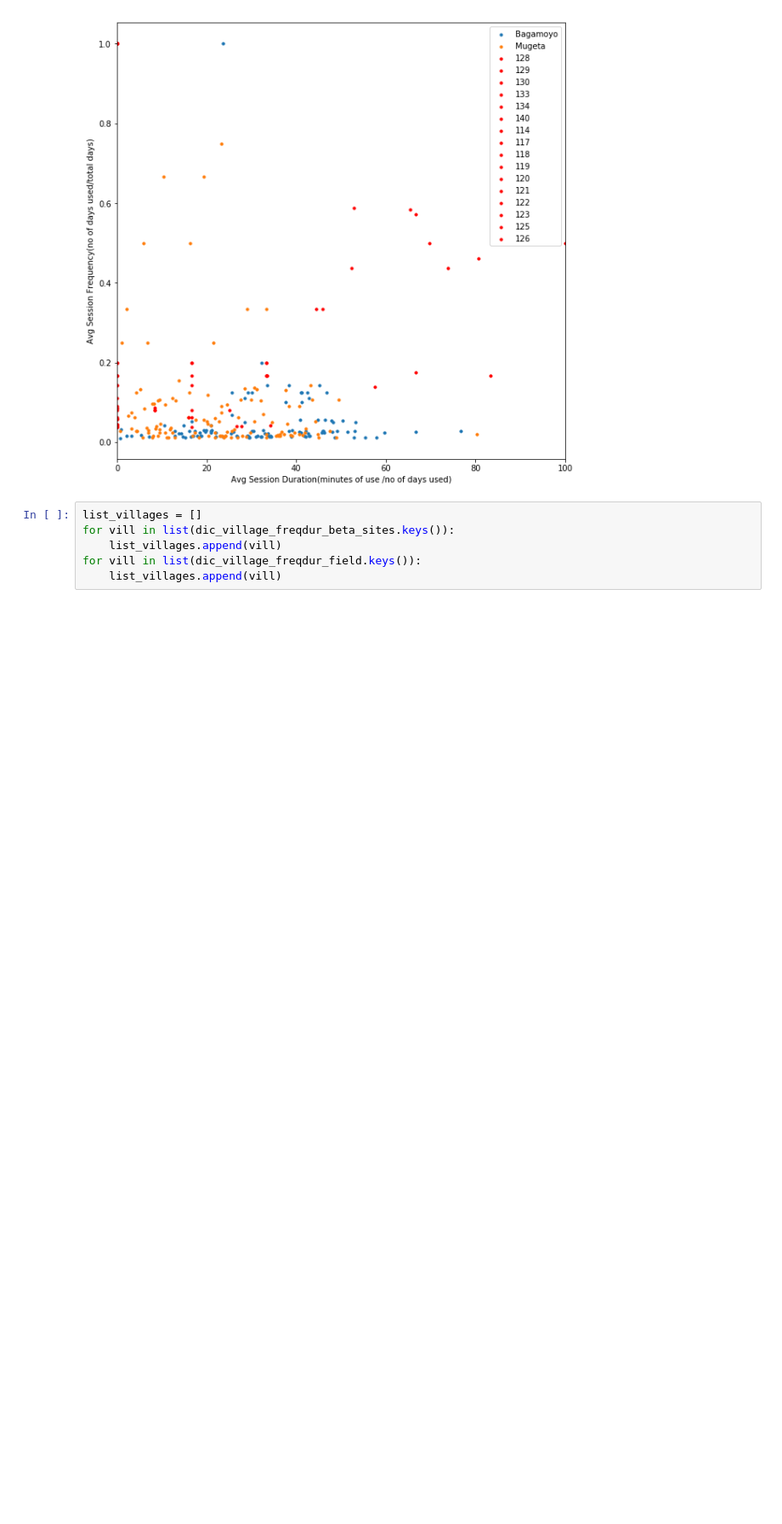
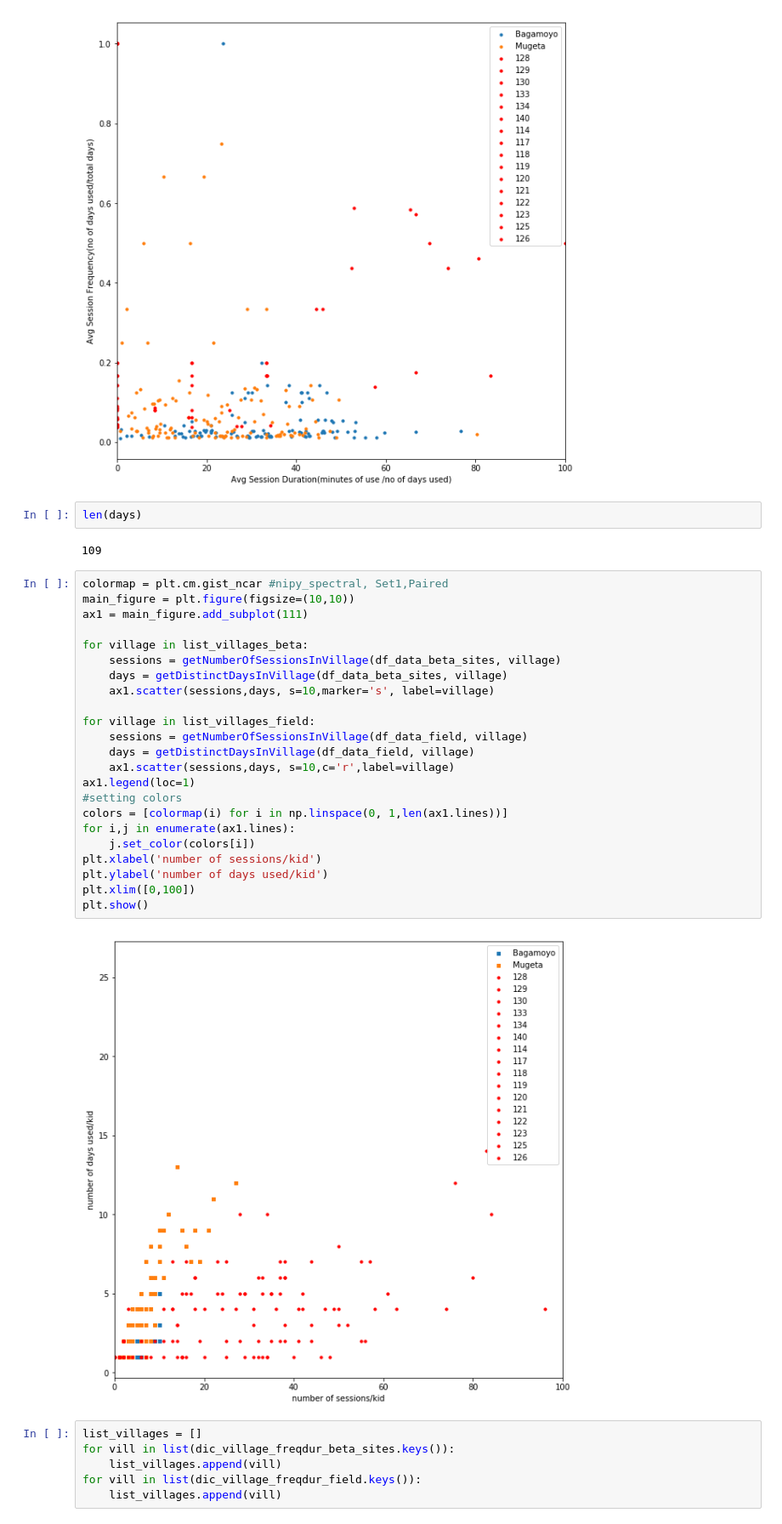
Before and after one commit to amogh112/robotutor_data_analysis, a Jupyter notebook: robotutor_data_analysis.ipynb, the cells around one changed output. Shown: that part at 85% size. Cells and saved outputs as stored; diff of their text form; blank space fills up the shorter version.

Commit message:
added additional village level analysis

```diff
--- a/robotutor_data_analysis.ipynb
+++ b/robotutor_data_analysis.ipynb
@@ -436,6 +436,35 @@ plt.xlim([0,100])
 plt.show()
 # %% [output]
 [figure]
+# %%
+len(days)
+# %% [output]
+109
+# %%
+colormap = plt.cm.gist_ncar #nipy_spectral, Set1,Paired
+main_figure = plt.figure(figsize=(10,10))
+ax1 = main_figure.add_subplot(111)
+
+for village in list_villages_beta:
+    sessions = getNumberOfSessionsInVillage(df_data_beta_sites, village)
+    days = getDistinctDaysInVillage(df_data_beta_sites, village)
+    ax1.scatter(sessions,days, s=10,marker='s', label=village)
+
+for village in list_villages_field:
+    sessions = getNumberOfSessionsInVillage(df_data_field, village)
+    days = getDistinctDaysInVillage(df_data_field, village)
+    ax1.scatter(sessions,days, s=10,c='r',label=village)
+ax1.legend(loc=1)
+#setting colors
+colors = [colormap(i) for i in np.linspace(0, 1,len(ax1.lines))]
+for i,j in enumerate(ax1.lines):
+    j.set_color(colors[i])
+plt.xlabel('number of sessions/kid')
+plt.ylabel('number of days used/kid')
+plt.xlim([0,100])
+plt.show()
+# %% [output]
+[figure, added]
 # %%
 list_villages = []
 for vill in list(dic_village_freqdur_beta_sites.keys()):
```
Also changed, not shown: parts of 8 cells of this notebook.
